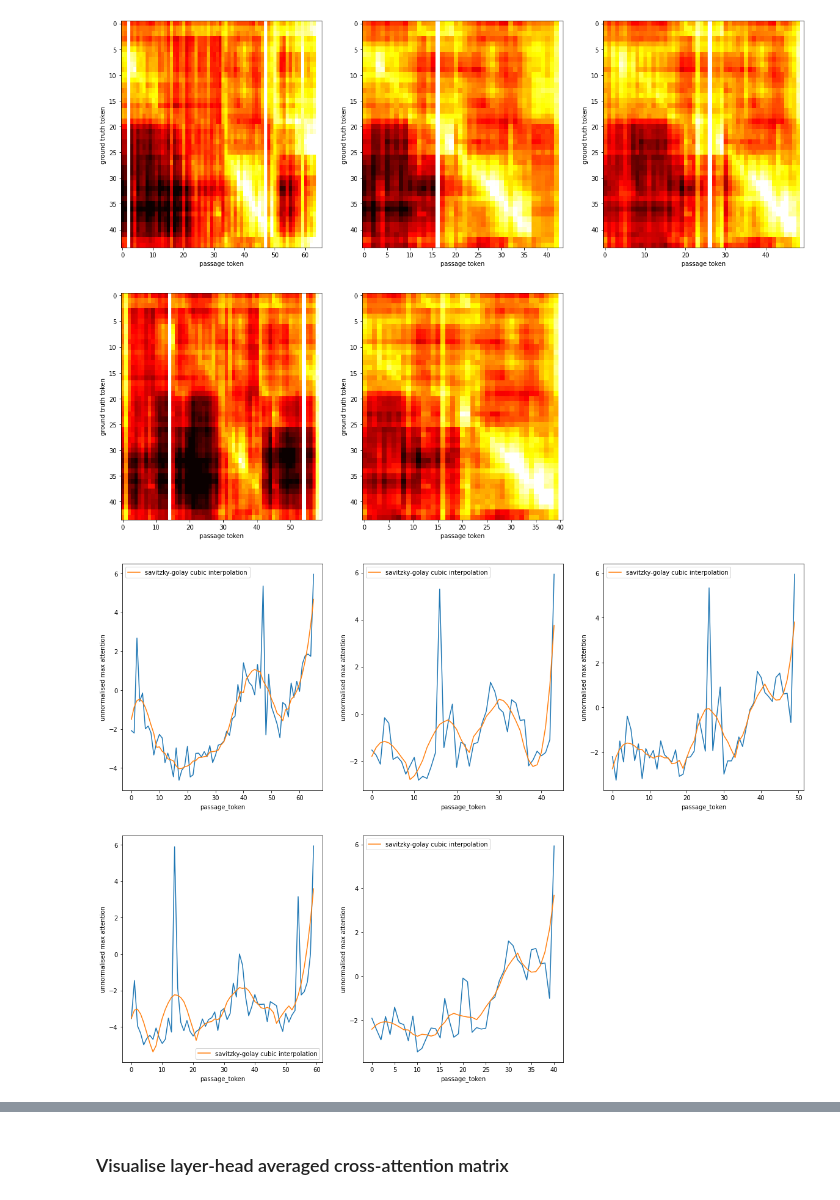
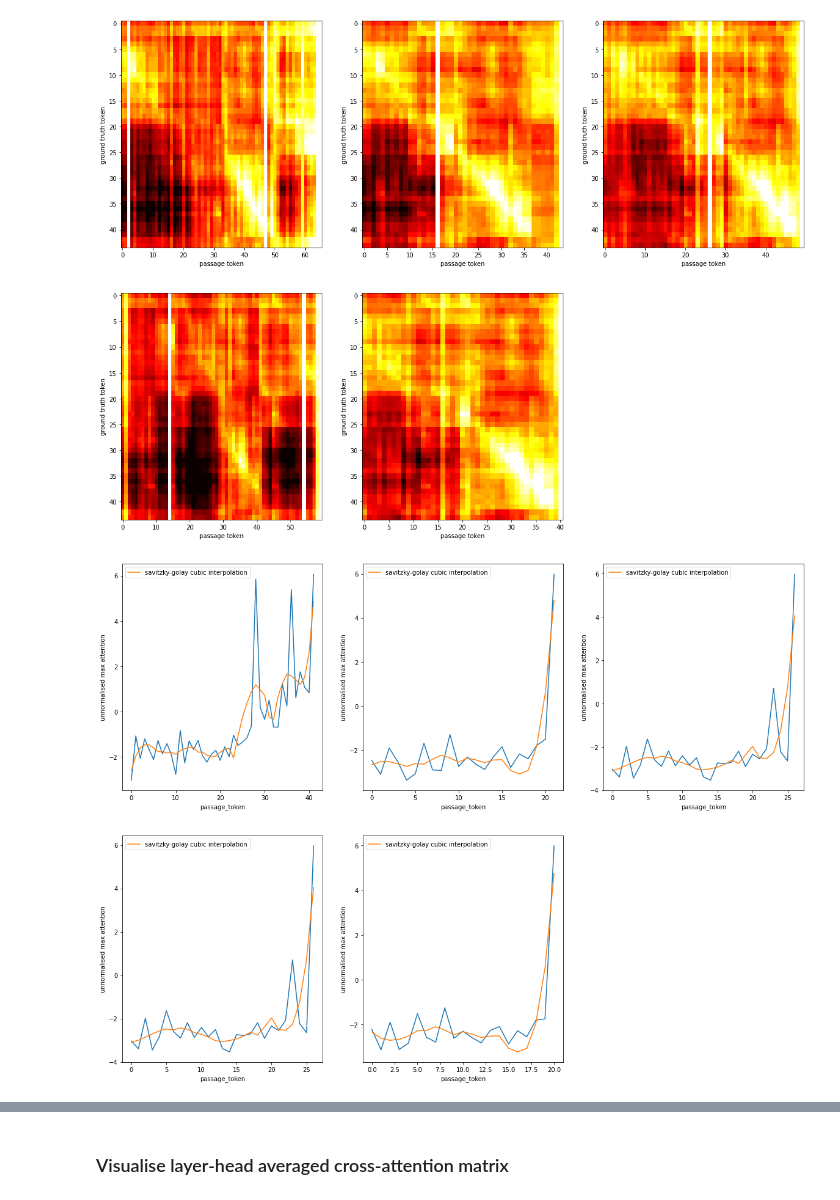
Before and after one commit to casetext/FiD, a Jupyter notebook: notebooks/FiD_confidence_thresholding.ipynb, the cells around one changed output, grey strips where cells are left out. Saved outputs shown, nothing was run; the diff lists cells and outputs as text; code cells hidden in the pictures.

```diff
--- a/notebooks/FiD_confidence_thresholding.ipynb
+++ b/notebooks/FiD_confidence_thresholding.ipynb
@@ -129,10 +123,10 @@ model = model.to('cuda')
 # %%
 cherry_picked_example = 24
 # %%
-for i, batch in enumerate(dataloader_oc):
+for i, batch in enumerate(dataloader_dev):
     (idx, labels, _, context_ids, context_mask) = batch
 
-    if i == 1:
+    if i == cherry_picked_example:
 
         print(idx)
         print(context_ids.shape)
@@ -179,7 +173,6 @@ for i, batch in enumerate(dataloader_oc):
         print("log_prob")
         print(log_prob)
 
-
         print("")
         print("")
         print("ground truth answer:")
@@ -379,6 +380,9 @@ for i in range(5):
     plt.subplot(2, 3, i + 1)
     relevant_range = relevant_ranges[i]
     spliced_attn_matrix = avg_attn_matrix[:, relevant_range[0]:relevant_range[1]]
+    spliced_attn_matrix_np = spliced_attn_matrix.numpy()
+
+    np.save(f'example_matrix_{i}.npy', spliced_attn_matrix_np)
     im = plt.imshow(spliced_attn_matrix, cmap=plt.get_cmap('hot'), aspect='auto', vmin=-10, vmax=0)
 
     plt.xlabel('passage token')
@@ -387,19 +391,20 @@ for i in range(5):
 [figure]
 # %%
 fig = plt.figure(figsize=(20, 15), facecolor="white")
-
+savgols = []
 for i in range(5):
     plt.subplot(2, 3, i + 1)
     relevant_range = relevant_ranges[i]
     spliced_attn_matrix = avg_attn_matrix[:, relevant_range[0]:relevant_range[1]]
 
     m = torch.max(spliced_attn_matrix, axis=0)
-    savgol = scipy.signal.savgol_filter(m.values.cpu().numpy(), 15, 3)
+    savgol = scipy.signal.savgol_filter(m.values.cpu().numpy(), 10, 3)
+    savgols.append(savgol)
 
     plt.plot(m.values.cpu().numpy())
     plt.plot(savgol, label='savitzky-golay cubic interpolation')
     plt.legend()
     plt.xlabel('passage_token')
     plt.ylabel('unnormalised max attention')
 # %% [output]
-[figure, old version]
+[figure, new version]
```
Also changed, not shown: parts of 14 cells of this notebook.
